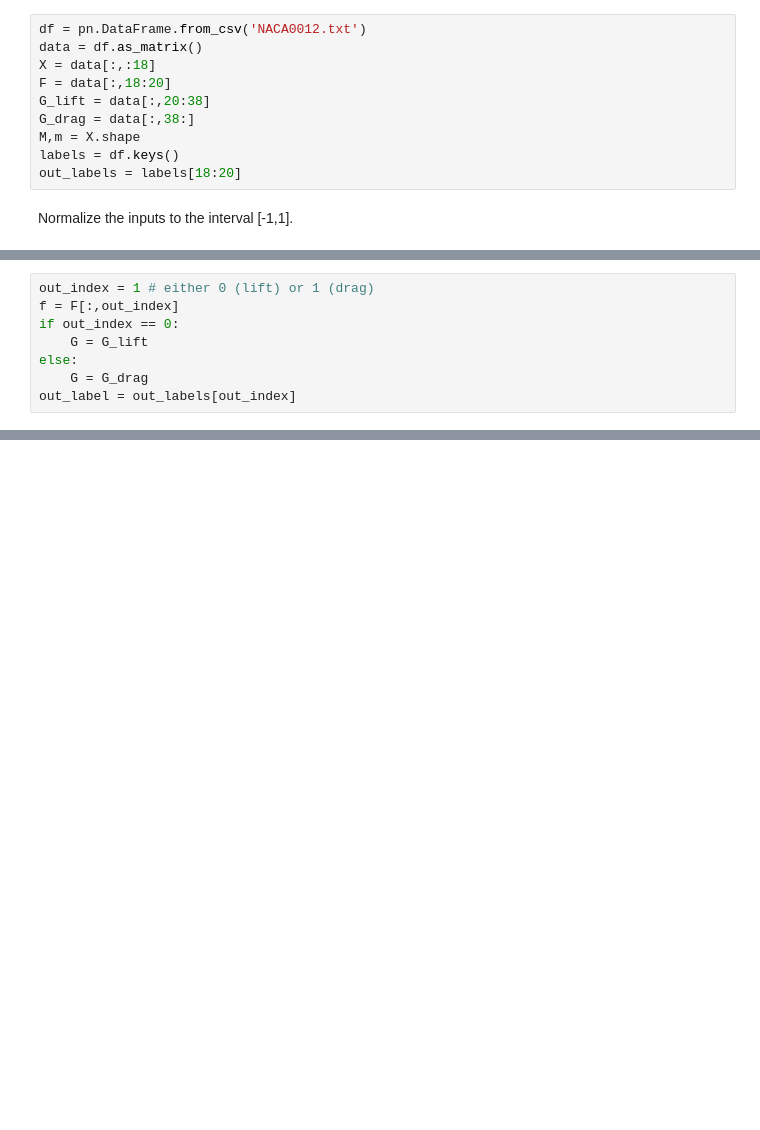
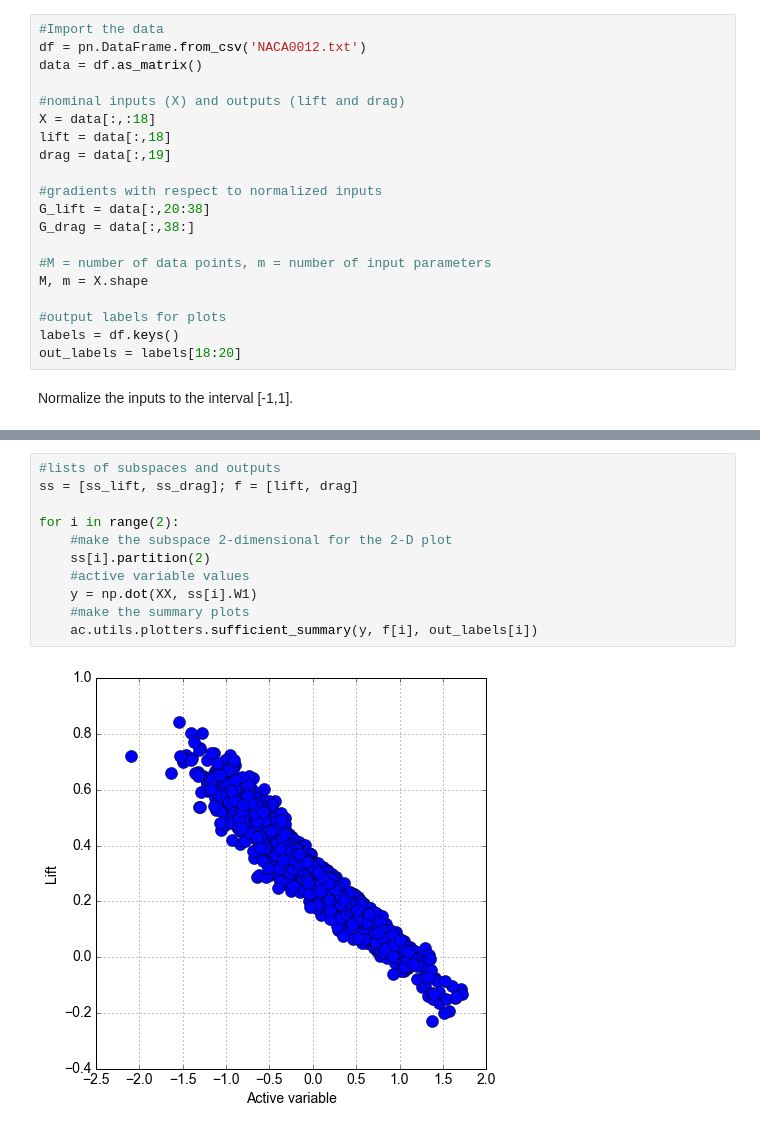
Before and after one commit to paulcon/as-data-sets, a Jupyter notebook: NACA0012/active-subspace-naca0012.ipynb, the cells around one changed output, grey strips where cells are left out. Cells and saved outputs as stored; diff of their text form; blank space fills up the shorter version.

```diff
--- a/NACA0012/active-subspace-naca0012.ipynb
+++ b/NACA0012/active-subspace-naca0012.ipynb
@@ -36,11 +57,21 @@ Import the data set. Distinguish inputs (X), outputs (F), and gradients (G).
 # %%
+#Import the data
 df = pn.DataFrame.from_csv('NACA0012.txt')
 data = df.as_matrix()
+
+#nominal inputs (X) and outputs (lift and drag)
 X = data[:,:18]
-F = data[:,18:20]
+lift = data[:,18]
+drag = data[:,19]
+
+#gradients with respect to normalized inputs
 G_lift = data[:,20:38]
 G_drag = data[:,38:]
-M,m = X.shape
+
+#M = number of data points, m = number of input parameters
+M, m = X.shape
+
+#output labels for plots
 labels = df.keys()
 out_labels = labels[18:20]
 # %% [markdown]
@@ -54,9 +86 @@ Choose the output of interest.
-# %%
-out_index = 1 # either 0 (lift) or 1 (drag)
-f = F[:,out_index]
-if out_index == 0:
-    G = G_lift
-else:
-    G = G_drag
-out_label = out_labels[out_index]
 # %% [markdown]
@@ -86,0 +116,13 @@ ac.utils.plotters.sufficient_summary(y,f,out_label=out_label)
+# %%
+#lists of subspaces and outputs
+ss = [ss_lift, ss_drag]; f = [lift, drag]
+
+for i in range(2):
+    #make the subspace 2-dimensional for the 2-D plot
+    ss[i].partition(2)
+    #active variable values
+    y = np.dot(XX, ss[i].W1)
+    #make the summary plots
+    ac.utils.plotters.sufficient_summary(y, f[i], out_labels[i])
+# %% [output]
+[figure, added]
```
Also changed, not shown: parts of 19 cells of this notebook.
